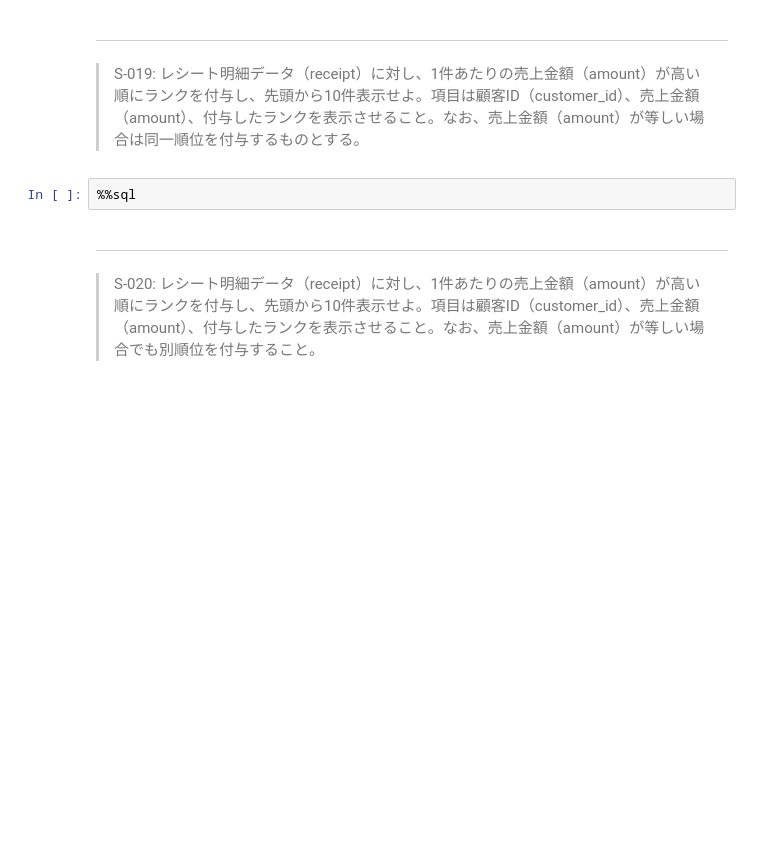
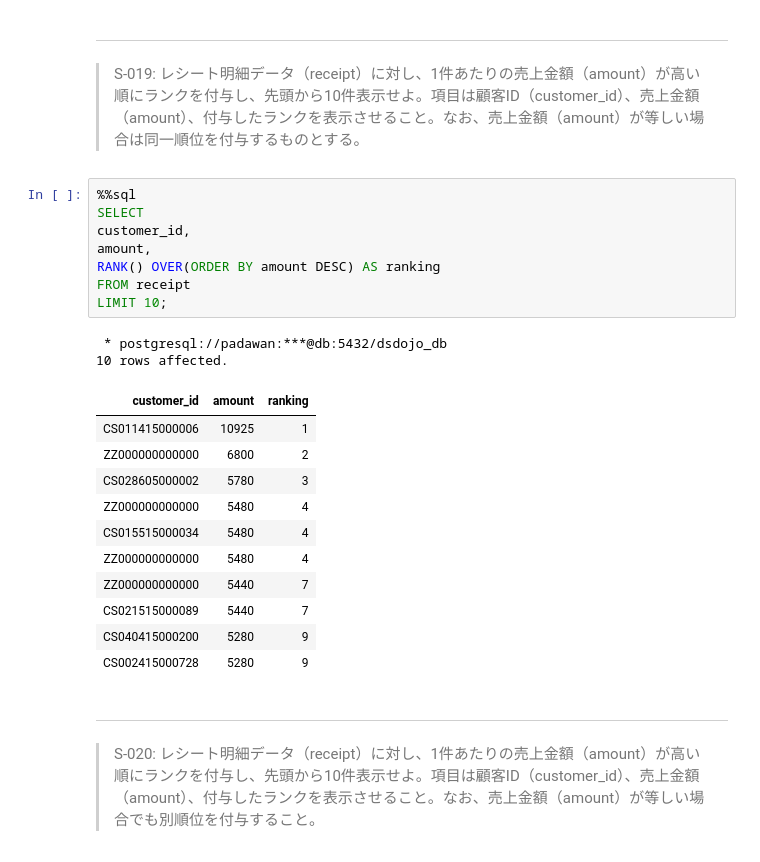
Before and after one commit to technicakidz/100knocks-preprocess, a Jupyter notebook: docker/work/preprocess_knock_SQL.ipynb, the cells around one changed output. Drawn from its saved outputs; the diff is of its cells as text; blank space fills up the shorter version.

```diff
--- a/docker/work/preprocess_knock_SQL.ipynb
+++ b/docker/work/preprocess_knock_SQL.ipynb
@@ -433,8 +463,28 @@ SELECT * FROM store WHERE tel_no ~ '[0-9]{3}-[0-9]{3}-[0-9]{4}';
 # %% [markdown]
 ---
 > S-019: レシート明細データ（receipt）に対し、1件あたりの売上金額（amount）が高い順にランクを付与し、先頭から10件表示せよ。項目は顧客ID（customer_id）、売上金額（amount）、付与したランクを表示させること。なお、売上金額（amount）が等しい場合は同一順位を付与するものとする。
-# %%
-%%sql
+# %%
+%%sql
+SELECT
+customer_id,
+amount,
+RANK() OVER(ORDER BY amount DESC) AS ranking
+FROM receipt
+LIMIT 10;
+# %% [output]
+ * postgresql://padawan:***@db:5432/dsdojo_db
+10 rows affected.
+| customer_id | amount | ranking |
+| CS011415000006 | 10925 | 1 |
+| ZZ000000000000 | 6800 | 2 |
+| CS028605000002 | 5780 | 3 |
+| ZZ000000000000 | 5480 | 4 |
+| CS015515000034 | 5480 | 4 |
+| ZZ000000000000 | 5480 | 4 |
+| ZZ000000000000 | 5440 | 7 |
+| CS021515000089 | 5440 | 7 |
+| CS040415000200 | 5280 | 9 |
+| CS002415000728 | 5280 | 9 |
 # %% [markdown]
 ---
 > S-020: レシート明細データ（receipt）に対し、1件あたりの売上金額（amount）が高い順にランクを付与し、先頭から10件表示せよ。項目は顧客ID（customer_id）、売上金額（amount）、付与したランクを表示させること。なお、売上金額（amount）が等しい場合でも別順位を付与すること。
```
Also changed, not shown: parts of 6 cells of this notebook.
